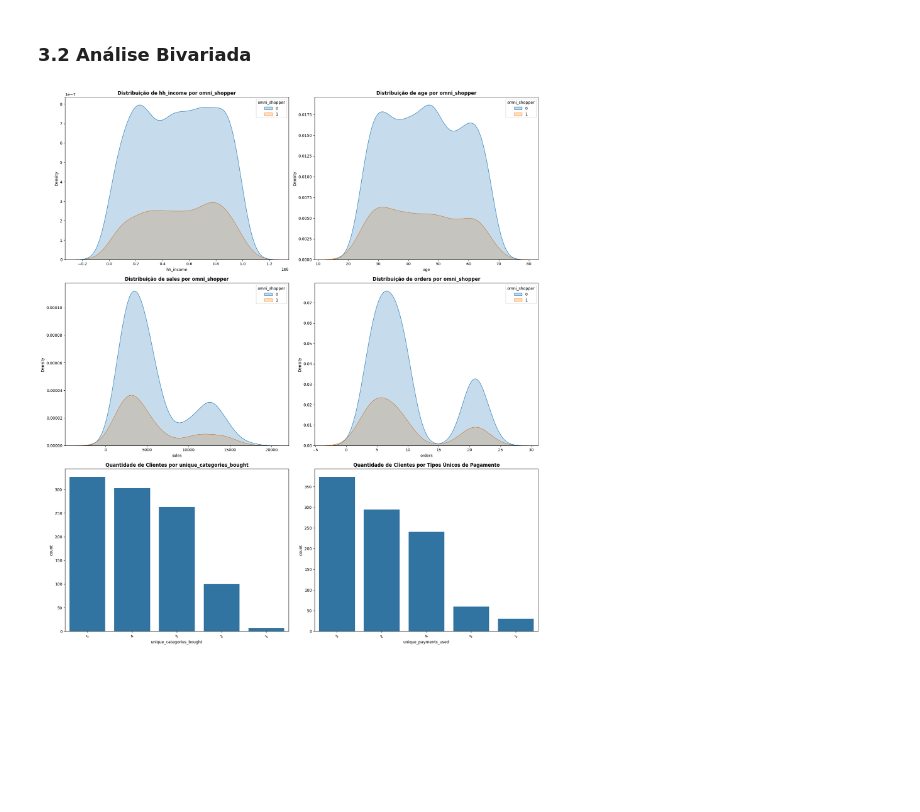
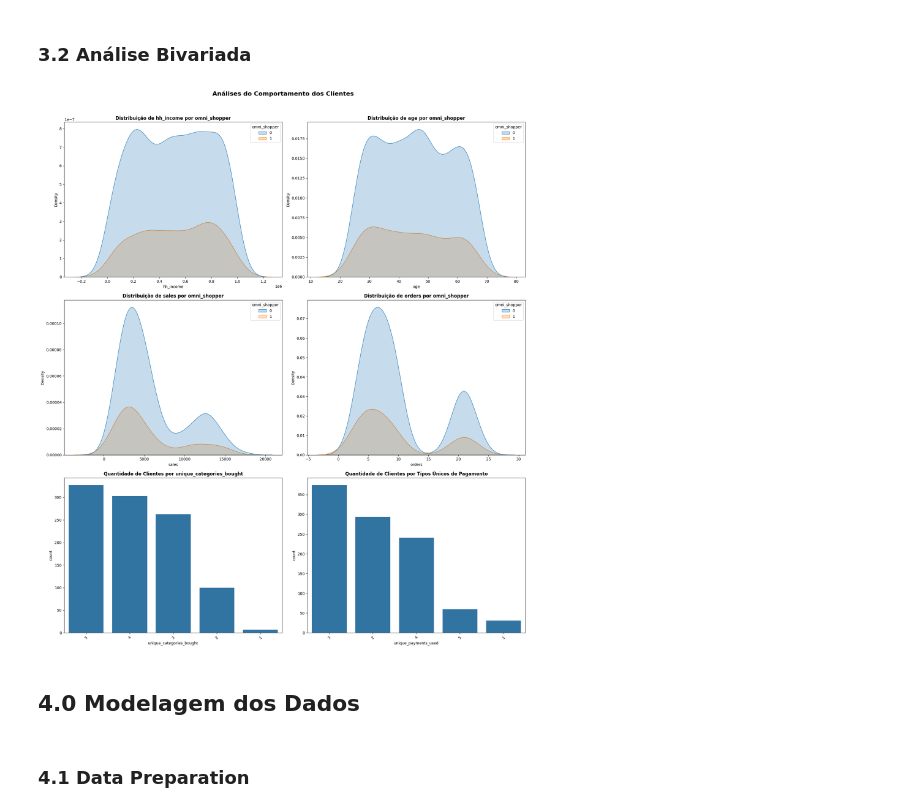
Before and after one commit to samantasobral/pa_projeto_integrador_3, a Jupyter notebook: notebooks/pa_projeto_integrador_3.ipynb, the cells around one changed output. Saved outputs shown, nothing was run; the diff lists cells and outputs as text; code cells hidden in the pictures; blank space fills up the shorter version.

Commit message:
feature: modelagem dos dados

```diff
--- a/notebooks/pa_projeto_integrador_3.ipynb
+++ b/notebooks/pa_projeto_integrador_3.ipynb
@@ -199,35 +201,38 @@ plt.show()
 # %%
 #Ajuste do tamanho da figura
 fig, axes = plt.subplots(3,2, figsize= (18,20))
+fig.suptitle('Análises do Comportamento dos Clientes', fontsize=16, y=1.02, fontweight='bold')
 
 # 1.Gráfico de Dispersão da renda por omni_shopper
 sns.kdeplot(data=df3, x='hh_income', hue='omni_shopper', fill=True, ax=axes[0,0])
 axes[0,0].set_title('Distribuição de hh_income por omni_shopper', fontweight='bold')
 
 # 2.Gráfico de Dispersão da idade por omni_shopper
 sns.kdeplot(data=df3, x='age', hue='omni_shopper', fill=True, ax=axes[0,1])
 axes[0,1].set_title('Distribuição de age por omni_shopper', fontweight='bold')
 
 # 3.Gráfico de Dispersão do gasto por omni_shopper
 sns.kdeplot(data=df3, x='sales', hue='omni_shopper', fill=True, ax=axes[1,0])
 axes[1,0].set_title('Distribuição de sales por omni_shopper', fontweight='bold')
 
 # 4.Gráfico de Dispersão das ordens por omni_shopper
 sns.kdeplot(data=df3, x='orders', hue='omni_shopper', fill=True, ax=axes[1,1])
 axes[1,1].set_title('Distribuição de orders por omni_shopper', fontweight='bold')
 
 # 5.Gráfico de barras: quantidade de clientes por unique_categories_bought
 sns.countplot(data=df3, x='unique_categories_bought', order=df3['unique_categories_bought'].value_counts().index, ax=axes[2,0])
 axes[2,0].set_title('Quantidade de Clientes por unique_categories_bought', fontweight='bold')
 axes[2,0].tick_params(axis='x', rotation=45)
 
 # 6.Gráfico de barras: quantidade de clientes por estado civil
 sns.countplot(data=df3, x='unique_payments_used', order=df3['unique_payments_used'].value_counts().index, ax=axes[2,1])
 axes[2,1].set_title('Quantidade de Clientes por Tipos Únicos de Pagamento', fontweight='bold')
 axes[2,1].tick_params(axis='x', rotation=45)
 
 #Ajuste de layout
 plt.tight_layout()
 plt.show()
 # %% [output]
-[figure, old version]
+[figure, new version]
+# %% [markdown]
+## 4.0 Modelagem dos Dados
@@ -233,0 +241,2 @@ plt.show()
+# %% [markdown]
+### 4.1 Data Preparation
```
Also changed, not shown: parts of 3 cells of this notebook, 1 other file.
